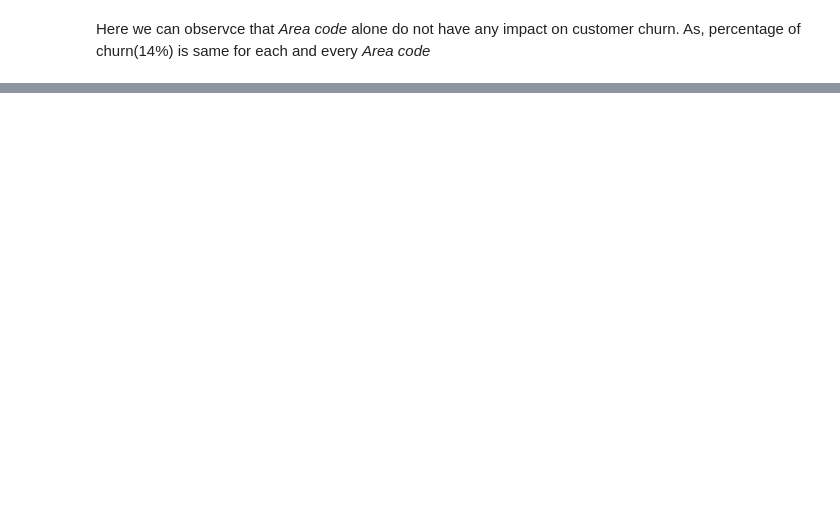
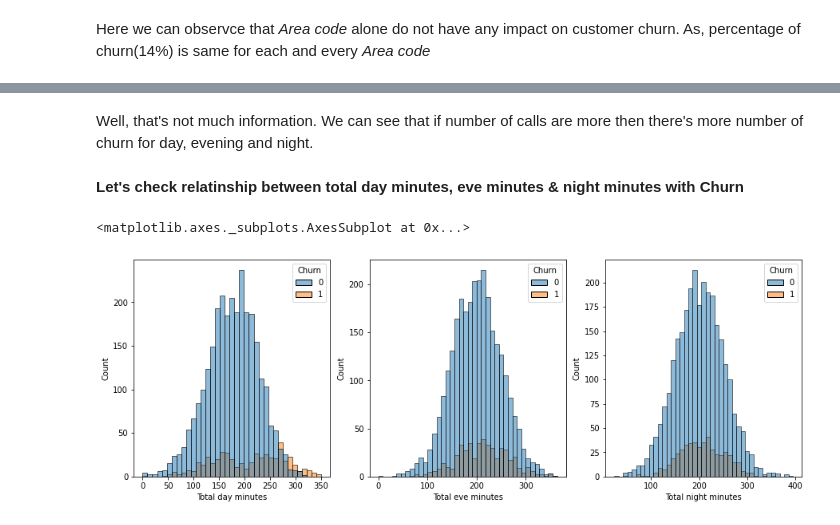
Before and after one commit to DT22179/Telecom-Churn-Analysis, a Jupyter notebook: Telecom_Churn_Analysis_Capstone_Project.ipynb, the cells around one changed output, grey strips where cells are left out. Cells and saved outputs as stored; diff of their text form; code cells hidden in the pictures; blank space fills up the shorter version.

```diff
--- a/Telecom_Churn_Analysis_Capstone_Project.ipynb
+++ b/Telecom_Churn_Analysis_Capstone_Project.ipynb
@@ -385,0 +411,18 @@ Here we can observce that *Area code* alone do not have any impact on customer c
+# %% [markdown]
+Well, that's not much information. We can see that if number of calls are more then there's more number of churn for day, evening and night.
+# %% [markdown]
+**Let's check relatinship between total day minutes, eve minutes & night minutes with Churn**
+# %%
+plt.figure(figsize=(15,5))
+
+plt.subplot(1,3,1)
+sns.histplot(x='Total day minutes', hue='Churn', data=tele_df)
+
+plt.subplot(1,3,2)
+sns.histplot(x='Total eve minutes', hue='Churn', data=tele_df)
+
+plt.subplot(1,3,3)
+sns.histplot(x='Total night minutes', hue='Churn', data=tele_df)
+# %% [output]
+<matplotlib.axes._subplots.AxesSubplot at 0x...>
+[figure, added]
```
Also changed, not shown: parts of 28 cells of this notebook.
